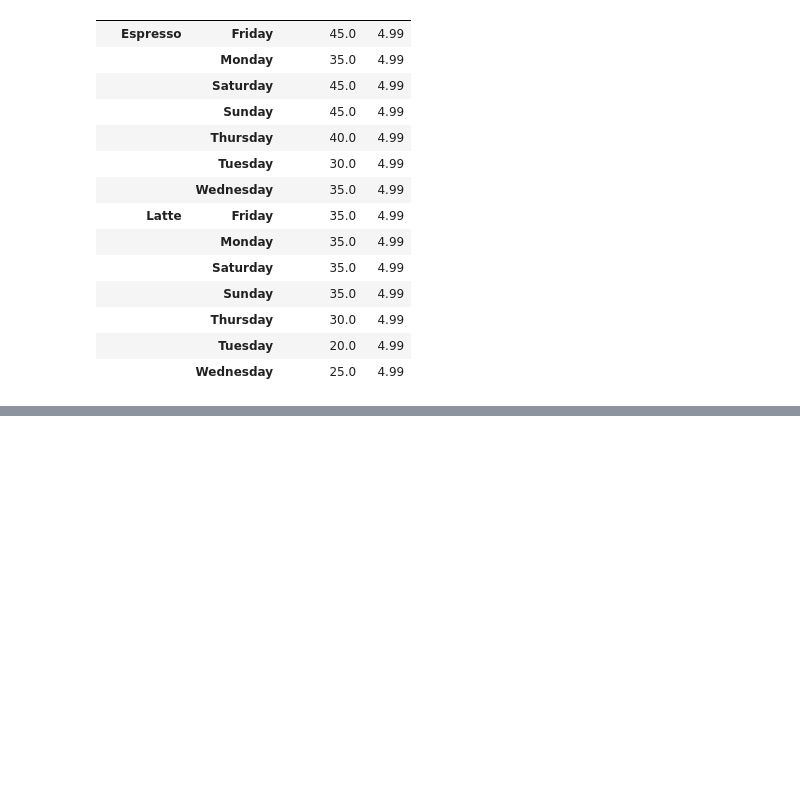
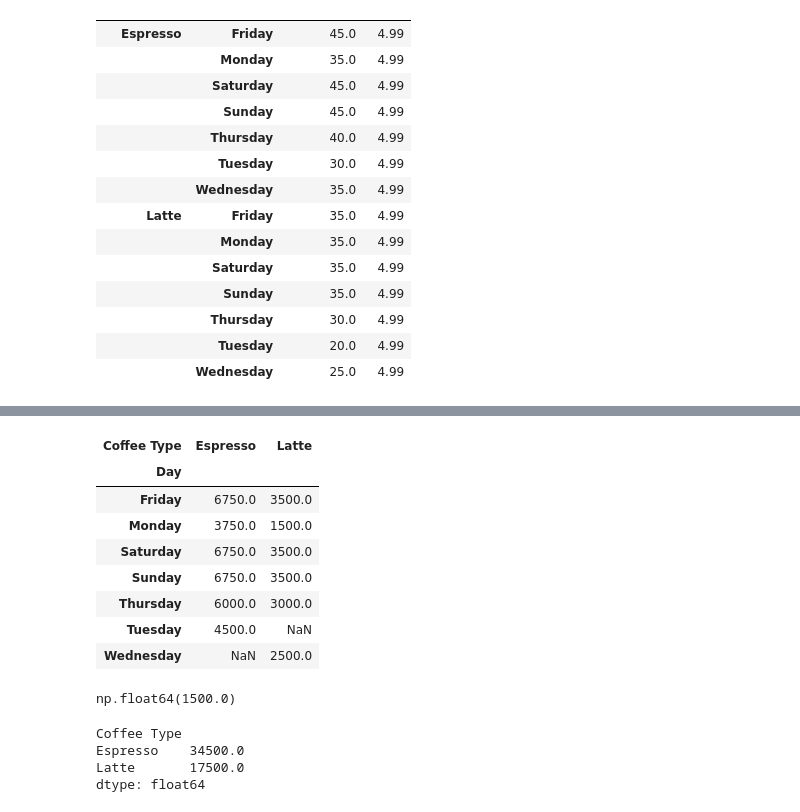
Before and after one commit to Ar3missss/pandas-project, a Jupyter notebook: filtering.ipynb, the cells around one changed output, grey strips where cells are left out. Drawn from its saved outputs; the diff is of its cells as text; code cells hidden in the pictures; blank space fills up the shorter version.

Commit message:
pivot table

```diff
--- a/filtering.ipynb
+++ b/filtering.ipynb
@@ -724,0 +741,25 @@ coffee.groupby(['Coffee Type','Day']).agg({'Units Sold':'sum', 'Price':'mean'})
+# %%
+pivot=coffee_new.pivot(columns='Coffee Type', index='Day', values='Revenue')
+# %%
+pivot
+# %% [output]
+| Coffee Type | Espresso | Latte |
+| Day |  |  |
+| Friday | 6750.0 | 3500.0 |
+| Monday | 3750.0 | 1500.0 |
+| Saturday | 6750.0 | 3500.0 |
+| Sunday | 6750.0 | 3500.0 |
+| Thursday | 6000.0 | 3000.0 |
+| Tuesday | 4500.0 | NaN |
+| Wednesday | NaN | 2500.0 |
+# %%
+pivot.loc['Monday','Latte']
+# %% [output]
+np.float64(1500.0)
+# %%
+pivot.sum()
+# %% [output]
+Coffee Type
+Espresso    34500.0
+Latte       17500.0
+dtype: float64
```
Also changed, not shown: parts of 2 cells of this notebook.
